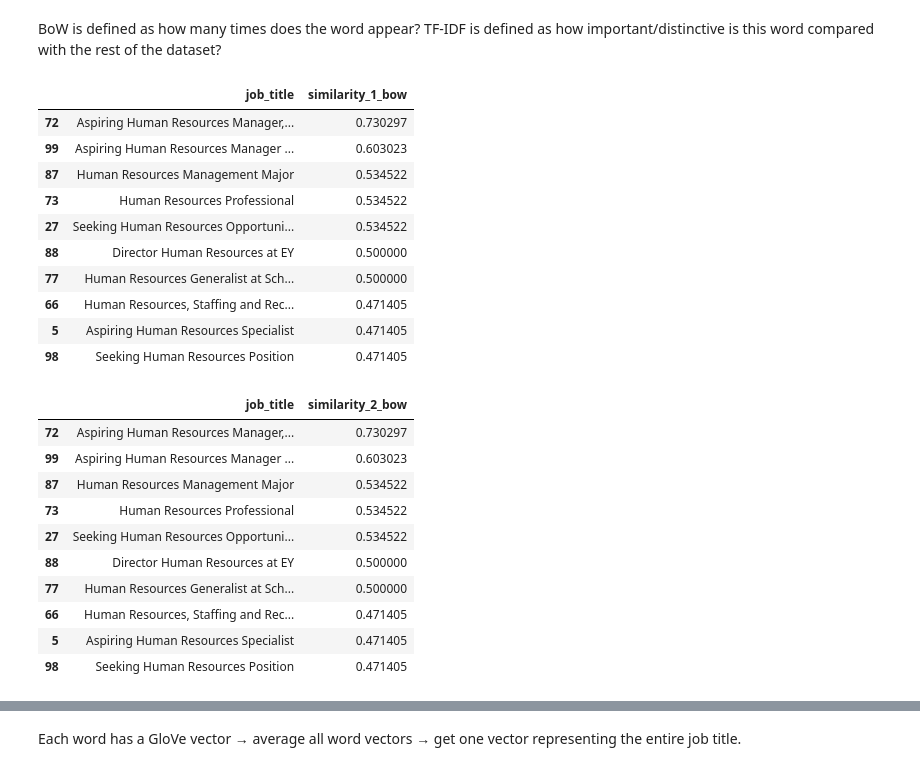
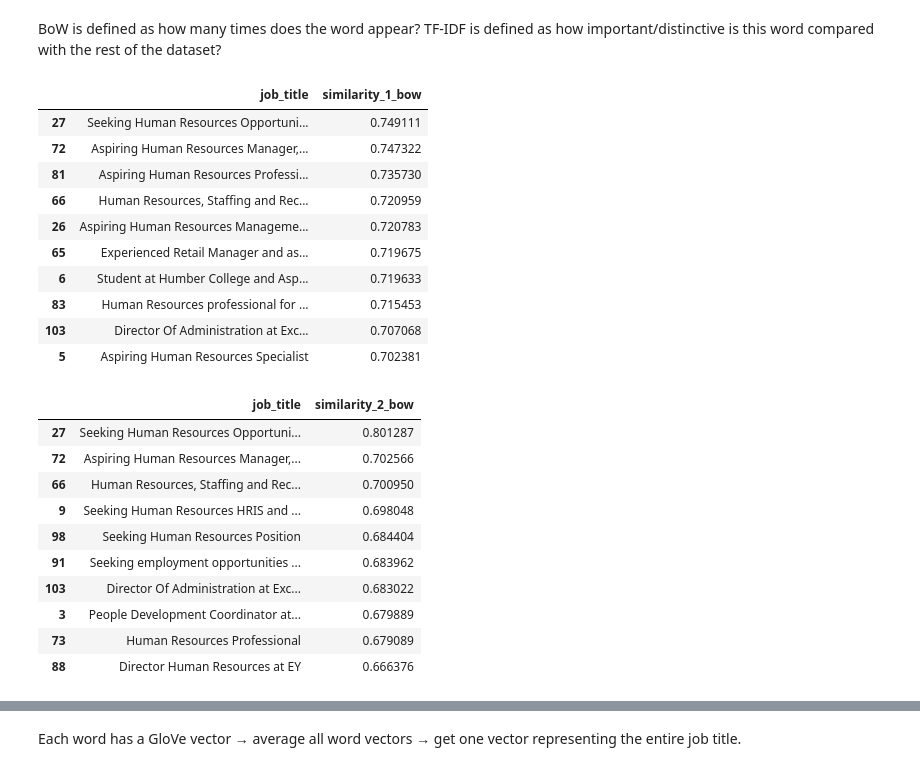
Before and after one commit to safwt-data/QwnYr0x6YtL8f4mY, a Jupyter notebook: notebooks/notebook_1.ipynb, the cells around one changed output, grey strips where cells are left out. Saved outputs shown, nothing was run; the diff lists cells and outputs as text; code cells hidden in the pictures.

```diff
--- a/notebooks/notebook_1.ipynb
+++ b/notebooks/notebook_1.ipynb
@@ -146,23 +146,23 @@ y2 = vectorizer_bow.transform([measure_rank_2])
 score_1 = cosine_similarity(y1, X)
 score_2 = cosine_similarity(y2, X)
 # %%
-df["similarity_1_bow"] = score_2.flatten()
+df["similarity_1_bow"] = score_1.flatten()
 df[df["similarity_1_bow"]>0.4][["job_title", "similarity_1_bow"]].sort_values(
     by="similarity_1_bow",
     ascending=False
 ).head(10)
 # %% [output]
 |  | job_title | similarity_1_bow |
-| 72 | Aspiring Human Resources Manager,... | 0.730297 |
-| 99 | Aspiring Human Resources Manager ... | 0.603023 |
-| 87 | Human Resources Management Major | 0.534522 |
-| 73 | Human Resources Professional | 0.534522 |
-| 27 | Seeking Human Resources Opportuni... | 0.534522 |
-| 88 | Director Human Resources at EY | 0.500000 |
-| 77 | Human Resources Generalist at Sch... | 0.500000 |
-| 66 | Human Resources, Staffing and Rec... | 0.471405 |
-| 5 | Aspiring Human Resources Specialist | 0.471405 |
-| 98 | Seeking Human Resources Position | 0.471405 |
+| 27 | Seeking Human Resources Opportuni... | 0.749111 |
+| 72 | Aspiring Human Resources Manager,... | 0.747322 |
+| 81 | Aspiring Human Resources Professi... | 0.735730 |
+| 66 | Human Resources, Staffing and Rec... | 0.720959 |
+| 26 | Aspiring Human Resources Manageme... | 0.720783 |
+| 65 | Experienced Retail Manager and as... | 0.719675 |
+| 6 | Student at Humber College and Asp... | 0.719633 |
+| 83 | Human Resources professional for ... | 0.715453 |
+| 103 | Director Of Administration at Exc... | 0.707068 |
+| 5 | Aspiring Human Resources Specialist | 0.702381 |
 # %%
 df["similarity_2_bow"] = score_2.flatten()
 df[df["similarity_2_bow"]>0.4][["job_title", "similarity_2_bow"]].sort_values(
@@ -171,16 +171,16 @@ df[df["similarity_2_bow"]>0.4][["job_title", "similarity_2_bow"]].sort_values(
 ).head(10)
 # %% [output]
 |  | job_title | similarity_2_bow |
-| 72 | Aspiring Human Resources Manager,... | 0.730297 |
-| 99 | Aspiring Human Resources Manager ... | 0.603023 |
-| 87 | Human Resources Management Major | 0.534522 |
-| 73 | Human Resources Professional | 0.534522 |
-| 27 | Seeking Human Resources Opportuni... | 0.534522 |
-| 88 | Director Human Resources at EY | 0.500000 |
-| 77 | Human Resources Generalist at Sch... | 0.500000 |
-| 66 | Human Resources, Staffing and Rec... | 0.471405 |
-| 5 | Aspiring Human Resources Specialist | 0.471405 |
-| 98 | Seeking Human Resources Position | 0.471405 |
+| 27 | Seeking Human Resources Opportuni... | 0.801287 |
+| 72 | Aspiring Human Resources Manager,... | 0.702566 |
+| 66 | Human Resources, Staffing and Rec... | 0.700950 |
+| 9 | Seeking Human Resources HRIS and ... | 0.698048 |
+| 98 | Seeking Human Resources Position | 0.684404 |
+| 91 | Seeking employment opportunities ... | 0.683962 |
+| 103 | Director Of Administration at Exc... | 0.683022 |
+| 3 | People Development Coordinator at... | 0.679889 |
+| 73 | Human Resources Professional | 0.679089 |
+| 88 | Director Human Resources at EY | 0.666376 |
 # %%
 # Tfidf method
 vectorizer_tfidf = TfidfVectorizer()
```
Also changed, not shown: parts of 4 cells of this notebook.
